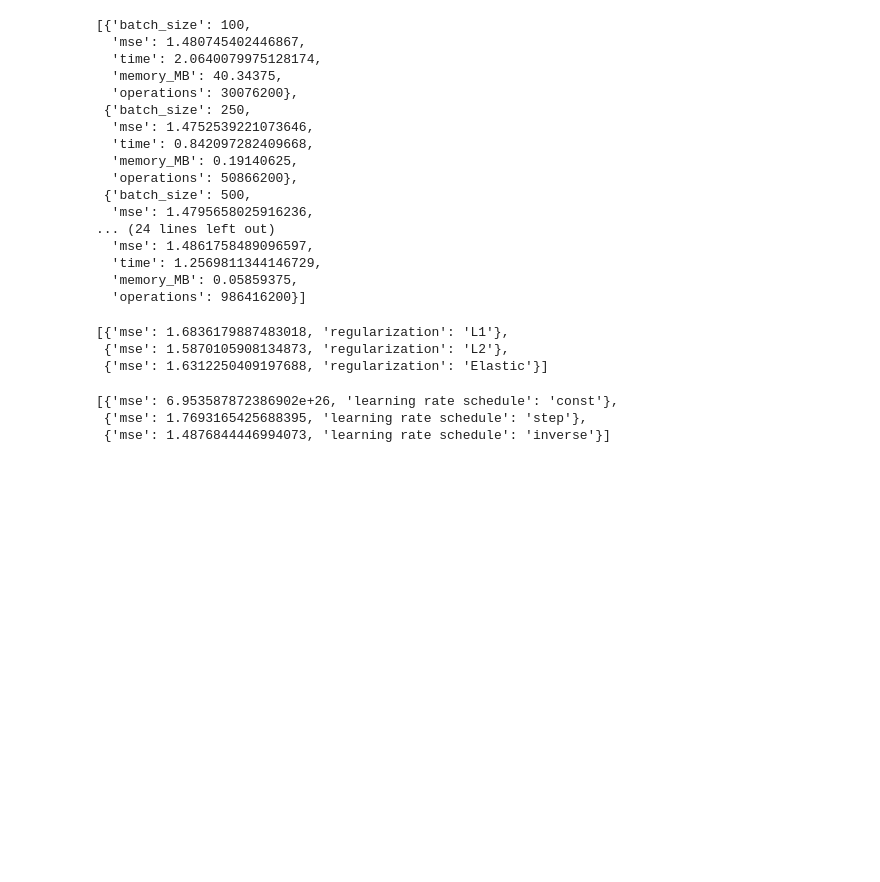
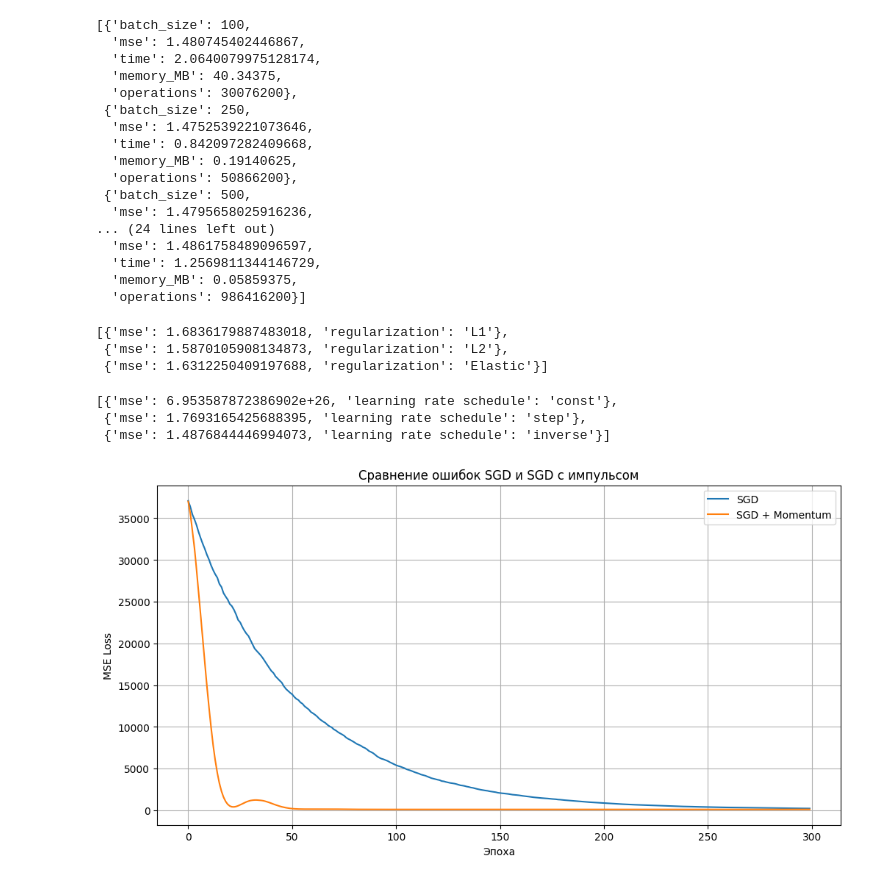
Before and after one commit to danyarmarkin/MetodsOfOptimisation, a Jupyter notebook: lab3/main.ipynb, the cells around one changed output. Drawn from its saved outputs; the diff is of its cells as text; code cells hidden in the pictures; blank space fills up the shorter version.

Commit message:
+ SGD Momentum

```diff
--- a/lab3/main.ipynb
+++ b/lab3/main.ipynb
@@ -208,4 +208,70 @@ experiment_lr()
 [{'mse': 6.953587872386902e+26, 'learning rate schedule': 'const'},
  {'mse': 1.7693165425688395, 'learning rate schedule': 'step'},
  {'mse': 1.4876844446994073, 'learning rate schedule': 'inverse'}]
+# %%
+import numpy as np
+import matplotlib.pyplot as plt
+from sklearn.datasets import make_regression
+from sklearn.preprocessing import StandardScaler
+from sklearn.model_selection import train_test_split
+
+X, y = make_regression(n_samples=1000, n_features=20, noise=10.0, random_state=42)
+X = StandardScaler().fit_transform(X)
+y = y.astype(np.float32)
+X_train, X_val, y_train, y_val = train_test_split(X, y, test_size=0.2, random_state=42)
+
+class SGDMomentumRegressor:
+    def __init__(self, lr=0.01, epochs=100, batch_size=32, momentum=0.9):
+        self.lr = lr
+        self.epochs = epochs
+        self.batch_size = batch_size
+        self.momentum = momentum
+        self.losses = []
+        self.w = None
+
+    def fit(self, X, y):
+        n_samples, n_features = X.shape
+        self.w = np.zeros(n_features)
+        velocity = np.zeros(n_features)
+        self.losses = []
+
+        for epoch in range(self.epochs):
+            indices = np.random.permutation(n_samples)
+            X_shuffled = X[indices]
+            y_shuffled = y[indices]
+
+            xb = X_shuffled[:self.batch_size]
+            yb = y_shuffled[:self.batch_size]
+
+            preds = xb @ self.w
+            error = preds - yb
+            grad = xb.T @ error / len(xb)
+
+            velocity = self.momentum * velocity - self.lr * grad
+            self.w += velocity
+
+            loss = np.mean((X @ self.w - y) ** 2)
+            self.losses.append(loss)
+
+    def predict(self, X):
+        return X @ self.w
+
+sgd = SGDMomentumRegressor(epochs=300, momentum=0)
+sgd.fit(X_train, y_train)
+
+momentum_sgd = SGDMomentumRegressor(epochs=300, momentum=0.9)
+momentum_sgd.fit(X_train, y_train)
+
+# Построение графиков
+plt.figure(figsize=(12, 6))
+plt.plot(sgd.losses, label='SGD')
+plt.plot(momentum_sgd.losses, label='SGD + Momentum')
+plt.title("Сравнение ошибок SGD и SGD с импульсом")
+plt.xlabel("Эпоха")
+plt.ylabel("MSE Loss")
+plt.legend()
+plt.grid(True)
+plt.show()
+# %% [output]
+[figure, added]
 # %%
```
Also changed, not shown: parts of 3 cells of this notebook, 3 other files.
